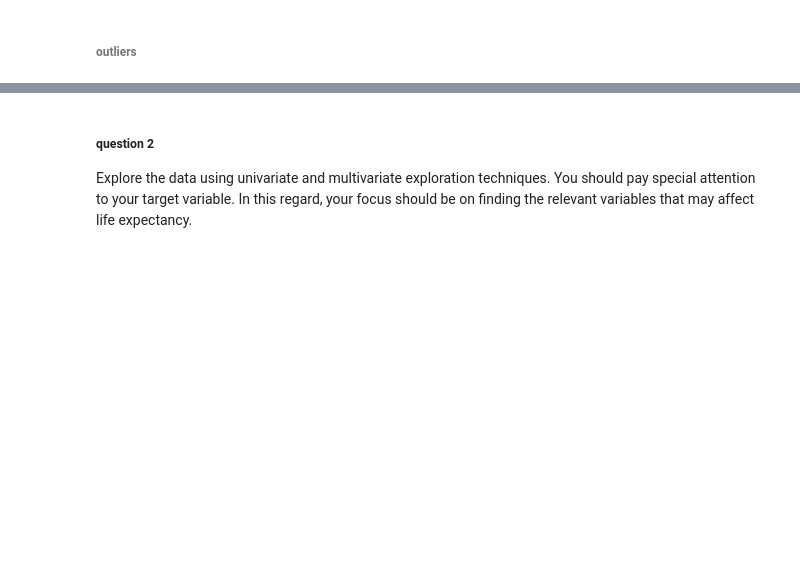
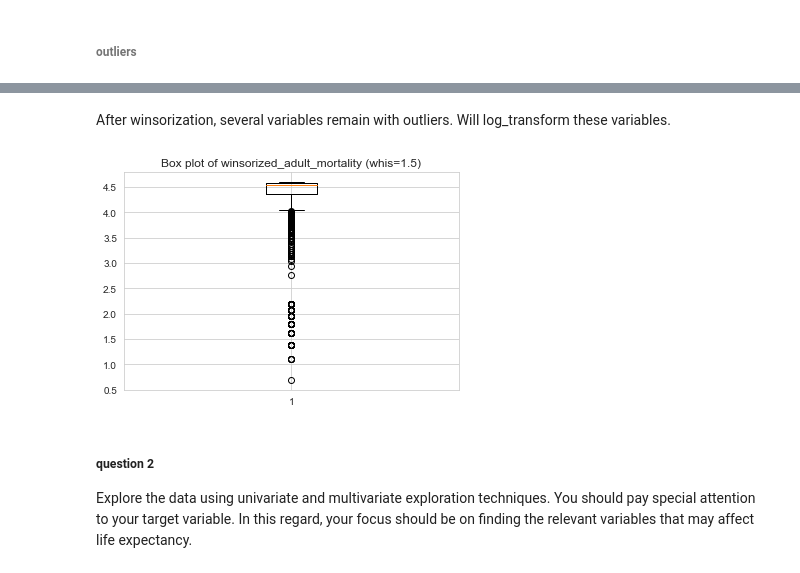
Before and after one commit to kathieking/Thinkful, a Jupyter notebook: check17_challenge.ipynb, the cells around one changed output, grey strips where cells are left out. Cells and saved outputs as stored; diff of their text form; code cells hidden in the pictures; blank space fills up the shorter version.

```diff
--- a/check17_challenge.ipynb
+++ b/check17_challenge.ipynb
@@ -239,0 +1153,21 @@ for threshold in np.arange(1,5,0.5):
+# %% [markdown]
+After winsorization, several variables remain with outliers. Will log_transform these variables.
+# %%
+
+lifeexpectancy_df['log_infant deaths'] = np.log(lifeexpectancy_df['infant deaths'])
+
+lifeexpectancy_df['log_percentage expenditure'] = np.log(lifeexpectancy_df['percentage expenditure'])
+lifeexpectancy_df['log_Measles'] = np.log(lifeexpectancy_df['Measles'])
+lifeexpectancy_df['log_under-five deaths'] = np.log(lifeexpectancy_df['under-five deaths'])
+
+
+lifeexpectancy_df['log_Diphtheria'] = np.log(lifeexpectancy_df['Diphtheria'])
+lifeexpectancy_df['log_HIV/AIDS'] = np.log(lifeexpectancy_df['HIV/AIDS'])
+lifeexpectancy_df['log_GDP'] = np.log(lifeexpectancy_df['GDP'])
+lifeexpectancy_df['log_Population'] = np.log(lifeexpectancy_df['Population'])
+# %%
+plt.boxplot(lifeexpectancy_df['log_Diphtheria'])
+plt.title("Box plot of winsorized_adult_mortality (whis=1.5)")
+plt.show()
+# %% [output]
+[figure, added]
```
Also changed, not shown: parts of 71 cells of this notebook.
